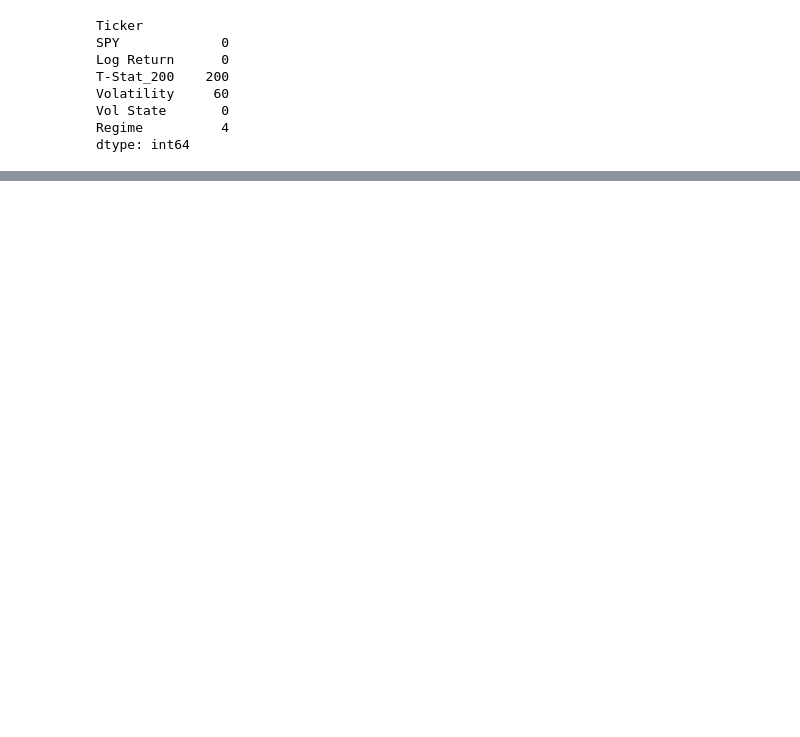
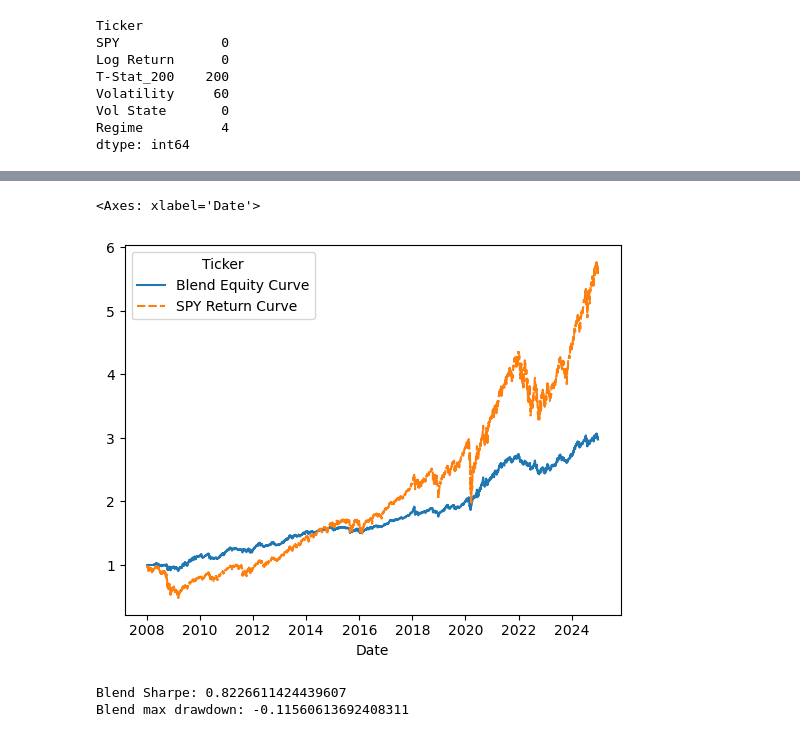
Before and after one commit to akshathp0/entropy-trading, a Jupyter notebook: validate_features.ipynb, the cells around one changed output, grey strips where cells are left out. Drawn from its saved outputs; the diff is of its cells as text; code cells hidden in the pictures; blank space fills up the shorter version.

Commit message:
blended signal tested intially

```diff
--- a/validate_features.ipynb
+++ b/validate_features.ipynb
@@ -522,0 +528,15 @@ SPY max drawdown: -0.33717255919846245
+# %%
+from backtests import blend_signal
+
+df = blend_signal.generate_signal(df)
+df = blend_signal.blended_backtest(df)
+sns.lineplot(data = df[['Blend Equity Curve', 'SPY Return Curve']])
+# %% [output]
+<Axes: xlabel='Date'>
+[figure, added]
+# %%
+print(f"Blend Sharpe: {metrics.calculate_sharpe(df['Blend Return'])}")
+print(f"Blend max drawdown: {metrics.calculate_max_drawdown(df['Blend Return'])}")
+# %% [output]
+Blend Sharpe: 0.8226611424439607
+Blend max drawdown: -0.11560613692408311
```
Also changed, not shown: parts of 56 cells of this notebook, 3 other files.
